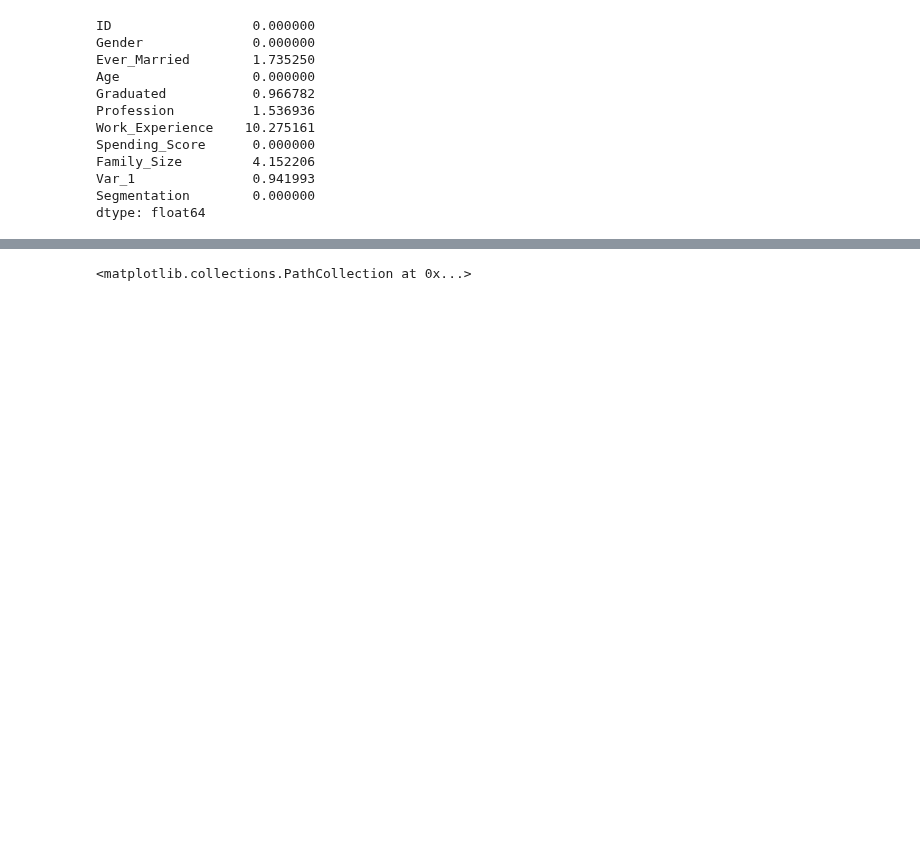
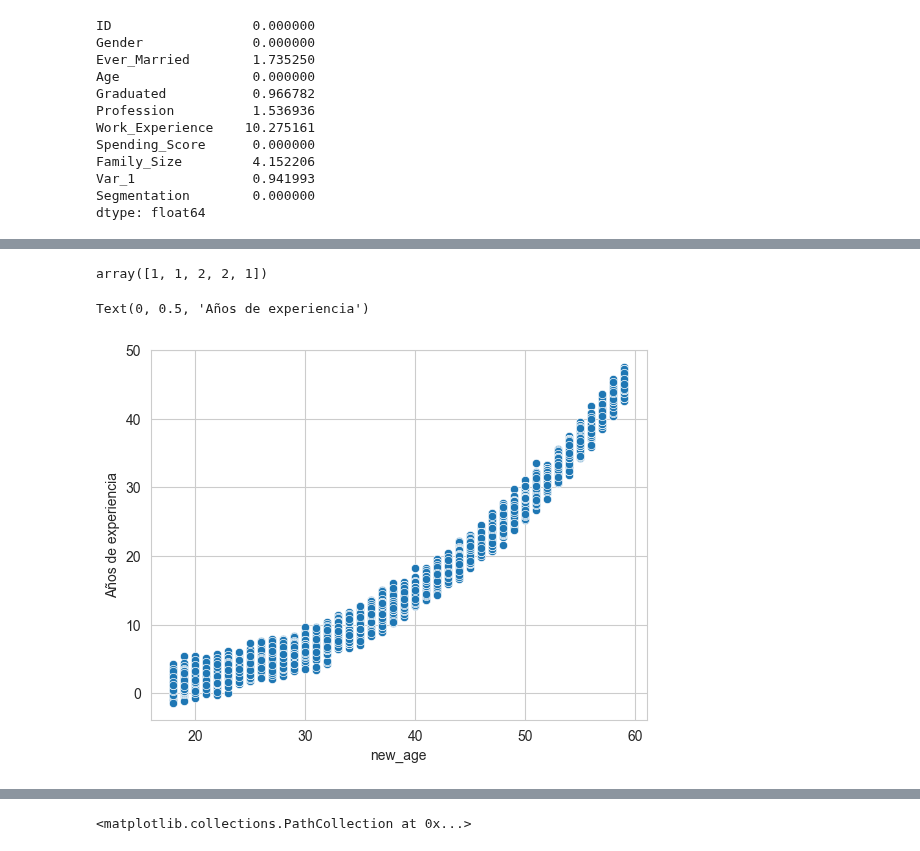
Before and after one commit to Martain24/TFM, a Jupyter notebook: primer_dataset/notebook_1.ipynb, the cells around one changed output, grey strips where cells are left out. Drawn from its saved outputs; the diff is of its cells as text; code cells hidden in the pictures; blank space fills up the shorter version.

Commit message:
primer preprocesamiento de los datos :)

```diff
--- a/primer_dataset/notebook_1.ipynb
+++ b/primer_dataset/notebook_1.ipynb
@@ -80,0 +22,65 @@ sns.scatterplot(x=X["Age"], y=y_, hue=df_train["Profession"])
+# %%
+np.random.choice([1, 2], 5)
+# %% [output]
+array([1, 1, 2, 2, 1])
+# %%
+### Preprocesamiento NUESTRO de los datos
+import numpy as np
+
+df_train["new_age"] = np.random.choice([i for i in range(18, 60)], df_train.shape[0])
+
+def datos_salario_por_edad(edades, salario_base, aumento_por_edad, aumento_abajo):
+    salarios = []
+    for edad in edades:
+        # Genera un rango aleatorio entre el salario base y el salario base más el aumento
+        rango_salario = np.random.uniform(salario_base + aumento_abajo*edad, salario_base + aumento_por_edad * edad)
+        # Selecciona un salario aleatorio dentro del rango
+        salario = np.random.uniform(rango_salario * 0.9, rango_salario)
+        salarios.append(salario)
+    return salarios
+
+
+
+profession_transform = {
+    "Executive": 13,
+    "Lawyer": 10,
+    "Doctor": 9,
+    "Engineer": 6,
+    "Healthcare": 5,
+    "Entertainment": 4,
+    "Marketing": 3,
+    "Homemaker": 2,
+    "Artist": 1
+}
+df_train["new_profession"] = df_train["Profession"].map(profession_transform)
+df_train["Graduated"] = df_train["Graduated"].apply(lambda x: 1 if x=="Yes" else 0)
+df_train["new_salario"] = pd.Series(datos_salario_por_edad(df_train["new_age"], 16000, 2000, 400))
+df_train["new_salario"] = df_train[["new_salario", "new_profession", "Graduated"]].apply(lambda row: row["new_salario"] + 1000*row["new_profession"] + 5000*row["Graduated"], axis=1)
+
+def new_work_experience(age):
+    list_30_40 = [1, 2, 3, 4, 5]+ 3*[6] + 3*[7] + 3*[8] + 3*[9] + 3*[10]
+    list_40_50 = 5*[11] + 5*[12] + 5*[13] + 5*[14] + 5*[15] + 5*[16] + 5*[17] + 5*[18]
+    list_50_65 = 7*[19] + 7*[20] + 7*[21] + 7*[22] + 7*[23] + 7*[24] + 7*[25]
+    if 20<=age<30:
+        return np.random.choice([1, 2, 3, 4, 5])
+    elif 30<=age<40:
+        return np.random.choice(list_30_40)
+    elif 40<=age<50:
+        return np.random.choice(list_40_50)
+    elif 50<=age<65:
+        return np.random.choice(list_50_65)
+    elif age>=65:
+        return np.random.choice(8*[26] + 8*[27] + 8*[28])
+    else:
+        return 0
+
+
+df_train["new_work_experience"] = df_train["new_age"].apply(new_work_experience)
+
+x = df_train["new_age"]
+y = 0.01*x + 0.001*x**2 + 0.0002*x**3+ np.random.randn(x.shape[0])
+sns.scatterplot(x=x, y=y)
+plt.ylabel("Años de experiencia")
+# %% [output]
+Text(0, 0.5, 'Años de experiencia')
+[figure, added]
```
Also changed, not shown: parts of 7 cells of this notebook, 1 other file.
